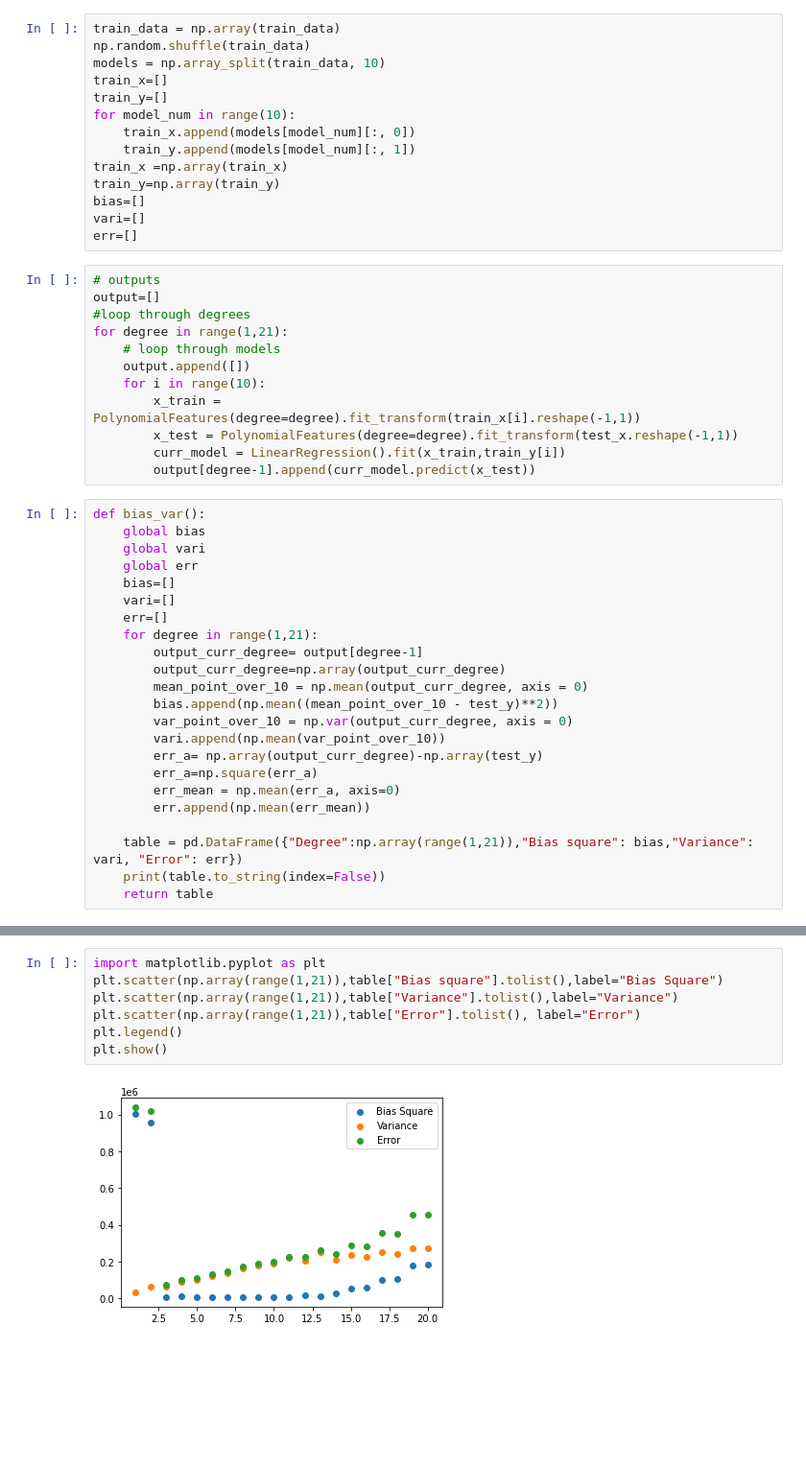
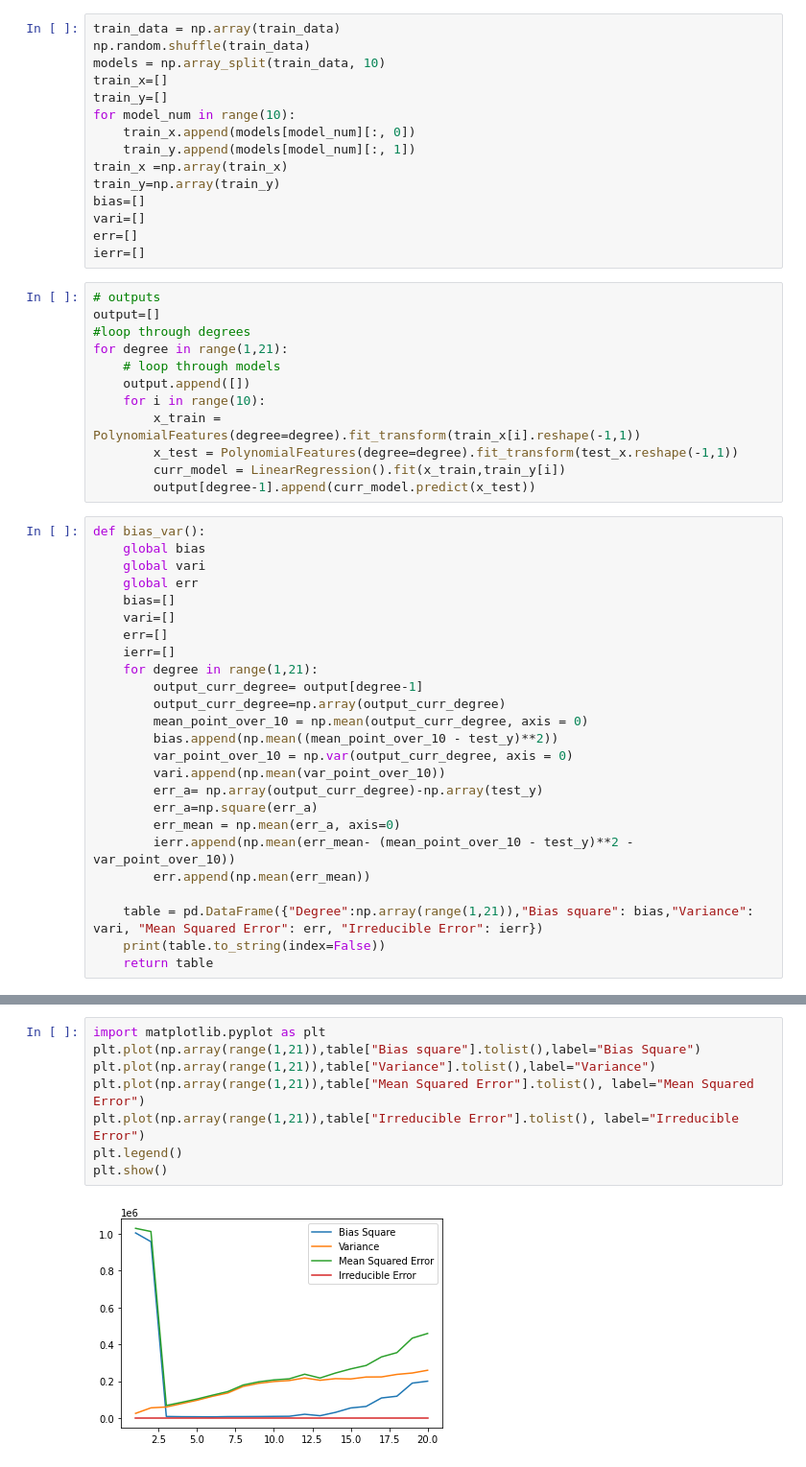
Before and after one commit to arjunth2001/Machine-Data-and-Learning, a Jupyter notebook: Assignment1/code.ipynb, the cells around one changed output, grey strips where cells are left out. Shown: that part at 96% size. Saved outputs shown, nothing was run; the diff lists cells and outputs as text; blank space fills up the shorter version.

Commit message:
Added irreducible error, but -ve?

```diff
--- a/Assignment1/code.ipynb
+++ b/Assignment1/code.ipynb
@@ -28,6 +28,7 @@ train_y=np.array(train_y)
 bias=[]
 vari=[]
 err=[]
+ierr=[]
 # %%
 # outputs
 output=[]
@@ -48,6 +49,7 @@ def bias_var():
     bias=[]
     vari=[]
     err=[]
+    ierr=[]
     for degree in range(1,21):
         output_curr_degree= output[degree-1]
         output_curr_degree=np.array(output_curr_degree)
@@ -58,9 +60,10 @@ def bias_var():
         err_a= np.array(output_curr_degree)-np.array(test_y)
         err_a=np.square(err_a)
         err_mean = np.mean(err_a, axis=0)
+        ierr.append(np.mean(err_mean- (mean_point_over_10 - test_y)**2 - var_point_over_10))
         err.append(np.mean(err_mean))
 
-    table = pd.DataFrame({"Degree":np.array(range(1,21)),"Bias square": bias,"Variance": vari, "Error": err})
+    table = pd.DataFrame({"Degree":np.array(range(1,21)),"Bias square": bias,"Variance": vari, "Mean Squared Error": err, "Irreducible Error": ierr})
     print(table.to_string(index=False))
     return table
 # %%
@@ -86,9 +89,10 @@ table = bias_var()
 # %%
 import matplotlib.pyplot as plt
-plt.scatter(np.array(range(1,21)),table["Bias square"].tolist(),label="Bias Square")
-plt.scatter(np.array(range(1,21)),table["Variance"].tolist(),label="Variance")
-plt.scatter(np.array(range(1,21)),table["Error"].tolist(), label="Error")
+plt.plot(np.array(range(1,21)),table["Bias square"].tolist(),label="Bias Square")
+plt.plot(np.array(range(1,21)),table["Variance"].tolist(),label="Variance")
+plt.plot(np.array(range(1,21)),table["Mean Squared Error"].tolist(), label="Mean Squared Error")
+plt.plot(np.array(range(1,21)),table["Irreducible Error"].tolist(), label="Irreducible Error")
 plt.legend()
 plt.show()
 # %% [output]
-[figure, old version]
+[figure, new version]
```
Also changed, not shown: parts of 1 cell of this notebook.
